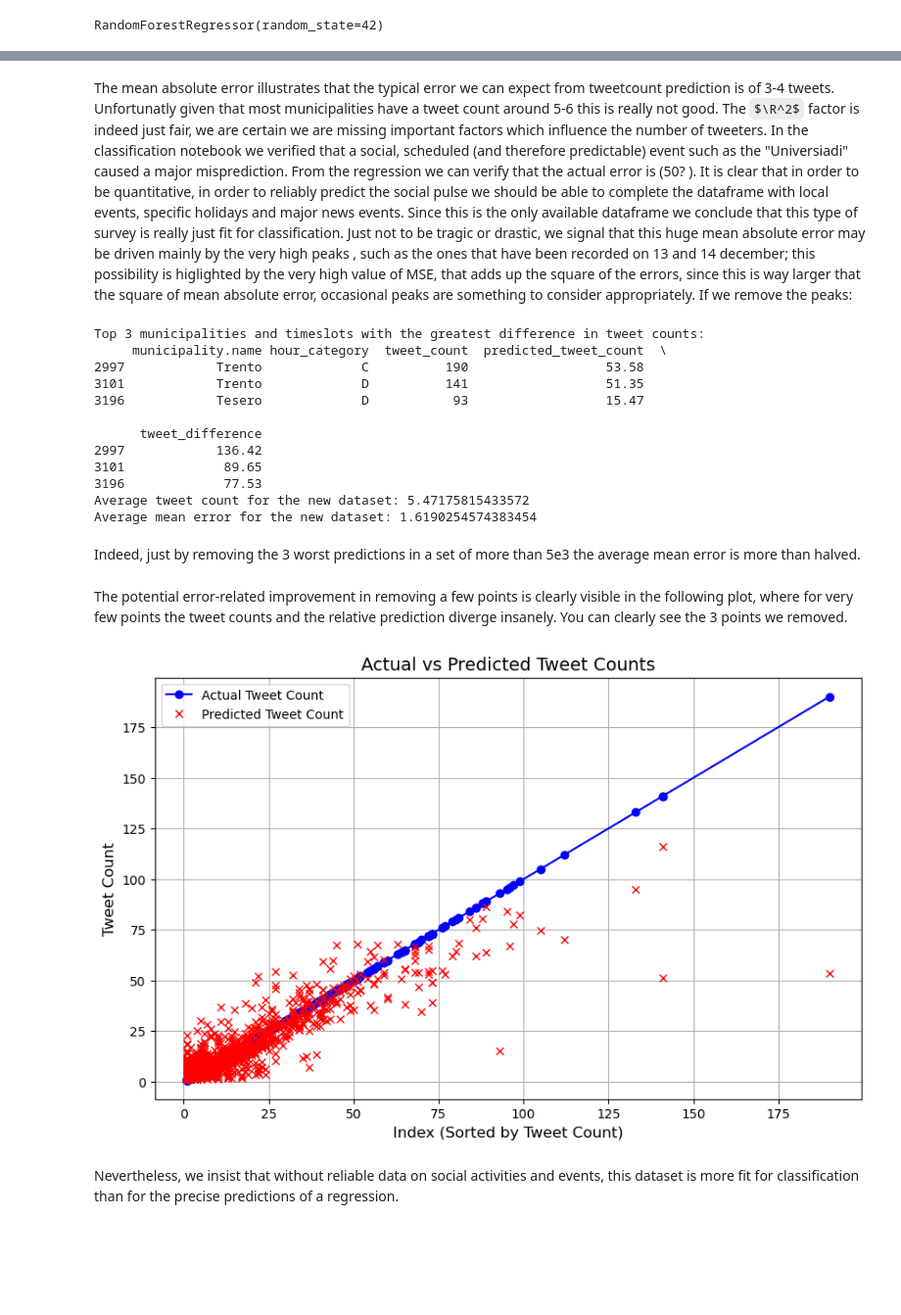
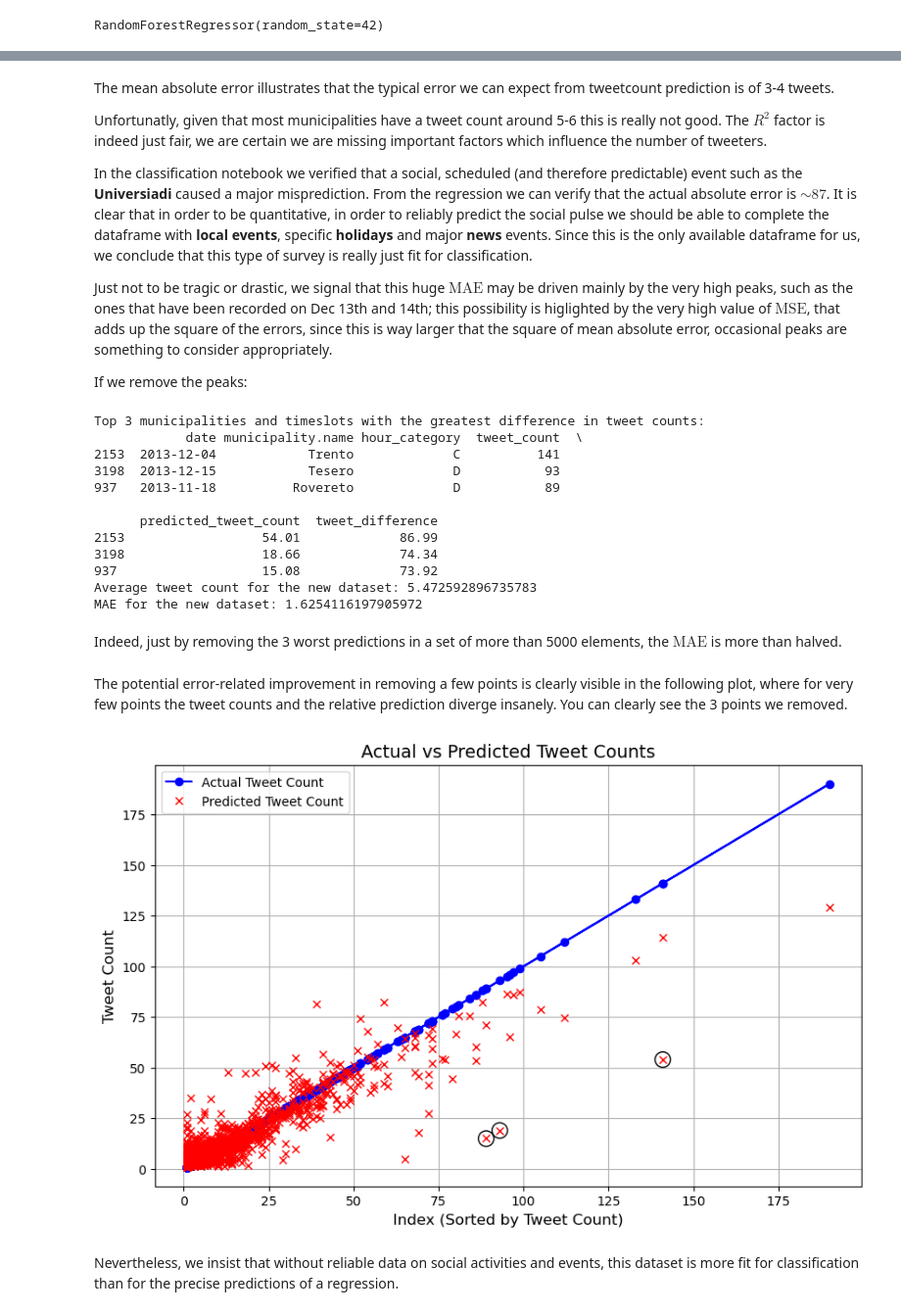
Before and after one commit to giorgiomi/social-pulse-predictor, a Jupyter notebook: notebooks/Regression.ipynb, the cells around one changed output, grey strips where cells are left out. Shown: that part at 98% size. Drawn from its saved outputs; the diff is of its cells as text; code cells hidden in the pictures; some formulas as TeX source; blank space fills up the shorter version.

Commit message:
update names

```diff
--- a/notebooks/Regression.ipynb
+++ b/notebooks/Regression.ipynb
@@ -25,3 +34,3 @@ df = pd.read_csv("../data/processed/grouped_date_mun_hour.csv")
 # %%
-df = df.drop(['class', 'Unnamed: 0'], axis=1)
+df = df.drop(['Unnamed: 0'], axis=1)
 # %%
@@ -43 +47,3 @@ df
+# %%
+df = df[df['day'] != 31]
 # %% [markdown]
@@ -45,14 +51,3 @@ Then we define the features
 # %%
-X = df[['month', 'day', 'day_of_week',
-        'municipality.name',
-        'hour_category',
-        'temperature',
-        'minTemperature',
-        'maxTemperature',
-        'precipitation',
-        'wind_speed',
-        'wind_dir',
-        'curr_cell',
-        'curr_site',
-       'population', 'elevation']]
+X = df.drop('tweet_count', axis=1)
 y = df['tweet_count']
@@ -59,8 +56,7 @@ y = df['tweet_count']
 # %% [markdown]
 We now preprocess the data: first, we need to separate the features in numerical and categorical
 # %%
-
-categorical_features = ['day_of_week', 'municipality.name', 'hour_category']  # Any string or categorical features
+categorical_features = ['date', 'municipality.name', 'hour_category', 'month', 'day_of_week']  # Any string or categorical features
 numerical_features = ['temperature',
                       'minTemperature',
                       'maxTemperature',
@@ -68,7 +64,10 @@ numerical_features = ['temperature',
                       'wind_speed',
                       'wind_dir',
                       'curr_cell',
-                      'curr_site', 'day', 'month', 'population', 'elevation']
+                      'population',
+                      'elevation',
+                      'curr_site',
+                      'day']
 # %% [markdown]
 Second, we enconde the categorical data with label encoding
 # %%
@@ -187,15 +140,16 @@ Average tweet count for the whole of Trentino: 5.552772808586762
 # %% [markdown]
 The mean absolute error illustrates that the typical error we can expect from tweetcount prediction is of 3-4 tweets.
-Unfortunatly given that most municipalities have a tweet count around 5-6 this is really not good.
-The $\R^2$ factor is indeed just fair, we are certain we are missing important factors which influence the number of tweeters.
-In the classification notebook we verified that a social, scheduled (and therefore predictable) event such as the "Universiadi" caused a major misprediction. From the regression we can verify that the actual error is (50? ).
-It is clear that in order to be quantitative, in order to reliably predict the social pulse we should be able to complete the dataframe with local events, specific holidays and major news events. Since this is the only available dataframe we conclude that this type of survey is really just fit for classification.
-Just not to be tragic or drastic, we signal that this huge mean absolute error may be driven mainly by the very high peaks , such as the ones that have been recorded on 13 and 14 december; this possibility is higlighted by the very high value of MSE, that adds up the square of the errors,
-since this is way larger that the square of mean absolute error, occasional peaks are something to consider appropriately.
+
+Unfortunatly, given that most municipalities have a tweet count around 5-6 this is really not good.
+The $R^2$ factor is indeed just fair, we are certain we are missing important factors which influence the number of tweeters.
+
+In the classification notebook we verified that a social, scheduled (and therefore predictable) event such as the **Universiadi** caused a major misprediction. From the regression we can verify that the actual absolute error is $\sim 87$.
+It is clear that in order to be quantitative, in order to reliably predict the social pulse we should be able to complete the dataframe with **local events**, specific **holidays** and major **news** events. Since this is the only available dataframe for us, we conclude that this type of survey is really just fit for classification.
+
+Just not to be tragic or drastic, we signal that this huge $\text{MAE}$ may be driven mainly by the very high peaks, such as the ones that have been recorded on Dec 13th and 14th; this possibility is higlighted by the very high value of $\text{MSE}$, that adds up the square of the errors, since this is way larger that the square of mean absolute error, occasional peaks are something to consider appropriately.
+
 If we remove the peaks:
 # %%
-
-
 # Create a new column for the difference between predicted and actual tweet counts
 df['tweet_difference'] = abs(df['predicted_tweet_count'] - df['tweet_count'])
 
@@ -204,7 +158,7 @@ top_3_diff = df.nlargest(3, 'tweet_difference')
 
 # Print the top 3 municipalities and timeslots with the greatest differences
 print("Top 3 municipalities and timeslots with the greatest difference in tweet counts:")
-print(top_3_diff[['municipality.name', 'hour_category', 'tweet_count', 'predicted_tweet_count', 'tweet_difference']])
+print(top_3_diff[['date', 'municipality.name', 'hour_category', 'tweet_count', 'predicted_tweet_count', 'tweet_difference']])
 
 #  Remove  top 3 rows from the original DataFrame
 df_without_top_3_diff = df.drop(top_3_diff.index)
@@ -220,48 +174,53 @@ average_mean_error_new = abs(df_without_top_3_diff['predicted_tweet_count'] - df
 
 # Print results
 print(f"Average tweet count for the new dataset: {average_tweet_count_new}")
-print(f"Average mean error for the new dataset: {average_mean_error_new}")
+print(f"MAE for the new dataset: {average_mean_error_new}")
 # %% [output]
 Top 3 municipalities and timeslots with the greatest difference in tweet counts:
-     municipality.name hour_category  tweet_count  predicted_tweet_count  \
-2997            Trento             C          190                  53.58
-3101            Trento             D          141                  51.35
-3196            Tesero             D           93                  15.47
+            date municipality.name hour_category  tweet_count  \
+2153  2013-12-04            Trento             C          141
+3198  2013-12-15            Tesero             D           93
+937   2013-11-18          Rovereto             D           89
 
-      tweet_difference
-2997            136.42
-3101             89.65
-3196             77.53
-Average tweet count for the new dataset: 5.47175815433572
-Average mean error for the new dataset: 1.6190254574383454
+      predicted_tweet_count  tweet_difference
+2153                  54.01             86.99
+3198                  18.66             74.34
+937                   15.08             73.92
+Average tweet count for the new dataset: 5.472592896735783
+MAE for the new dataset: 1.6254116197905972
 # %% [markdown]
-Indeed, just by removing the 3 worst predictions in a set of more than 5e3 the average mean error is more than halved.
+Indeed, just by removing the 3 worst predictions in a set of more than 5000 elements, the $\text{MAE}$ is more than halved.
 # %% [markdown]
 The potential error-related improvement in removing a few points is clearly visible in the following plot, where for very few points the tweet counts and the relative prediction diverge insanely. You can clearly see the 3 points we removed.
 # %%
 #  Plot the actual and predicted tweet counts
 plt.figure(figsize=(10, 6))  # Set the figure size for better readability
 
 # Plot actual tweet counts (blue solid line with circle markers)
-plt.plot(df_sorted['tweet_count'], df_sorted['tweet_count'], label='Actual Tweet Count', color='blue', linestyle='-', marker='o')
+plt.plot(df['tweet_count'], df['tweet_count'], label='Actual Tweet Count', color='blue', linestyle='-', marker='o')
 
 # Plot predicted tweet counts (red solid line with x markers)
-plt.plot(df_sorted['tweet_count'], df_sorted['predicted_tweet_count'], label='Predicted Tweet Count', color='red', linestyle=' ', marker='x')
+plt.plot(df['tweet_count'], df['predicted_tweet_count'], label='Predicted Tweet Count', color='red', linestyle=' ', marker='x')
+
+# Highlight specific points (circle markers for these points)
+highlight_points = [(141, 54), (93, 19), (89, 15)]
+for point in highlight_points:
+    plt.scatter(point[0], point[1], facecolors='none', edgecolor='black', s=150, zorder=5)
 
 #  Add labels and a title
 plt.xlabel('Index (Sorted by Tweet Count)', fontsize=12)
 plt.ylabel('Tweet Count', fontsize=12)
 plt.title('Actual vs Predicted Tweet Counts', fontsize=14)
 
 # Legend to differentiate between the two lines
 plt.legend()
 
 # Add gridlines for better readability
 plt.grid(True)
 
 plt.show()
 # %% [output]
-[figure, old version]
+[figure, new version]
 # %% [markdown]
 Nevertheless, we insist that without reliable data on social activities and events, this dataset is more fit for classification than for the  precise predictions of a regression.
 # %% [markdown]
```
Also changed, not shown: parts of 47 cells of this notebook, 3 other files.
